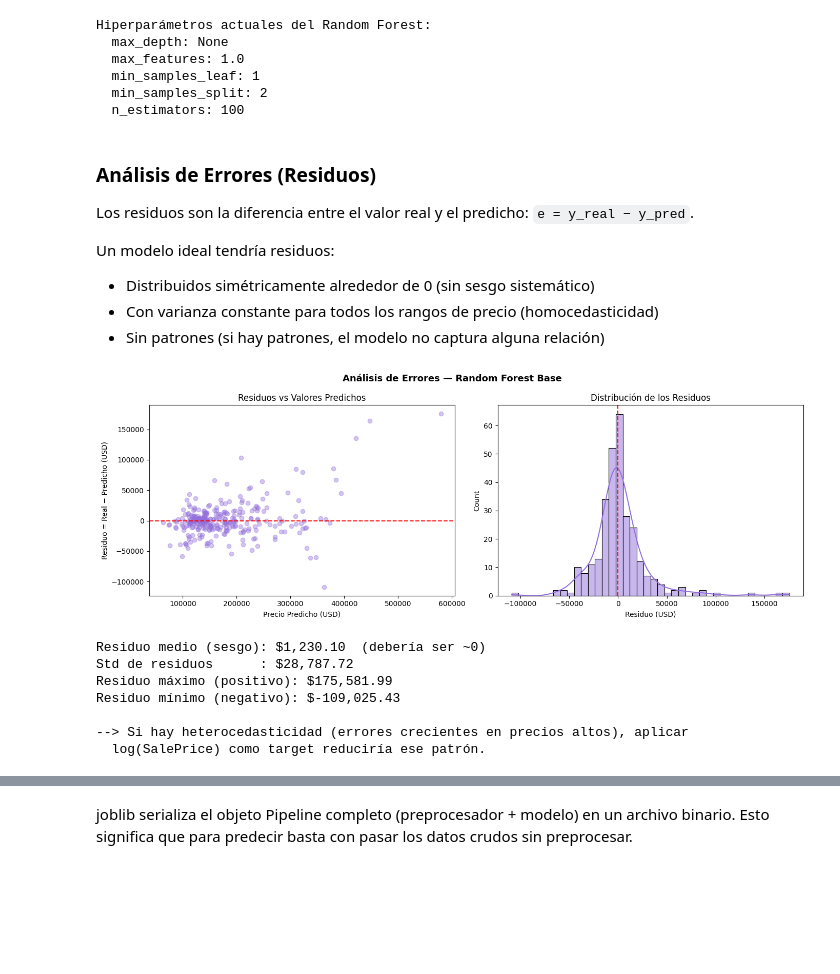
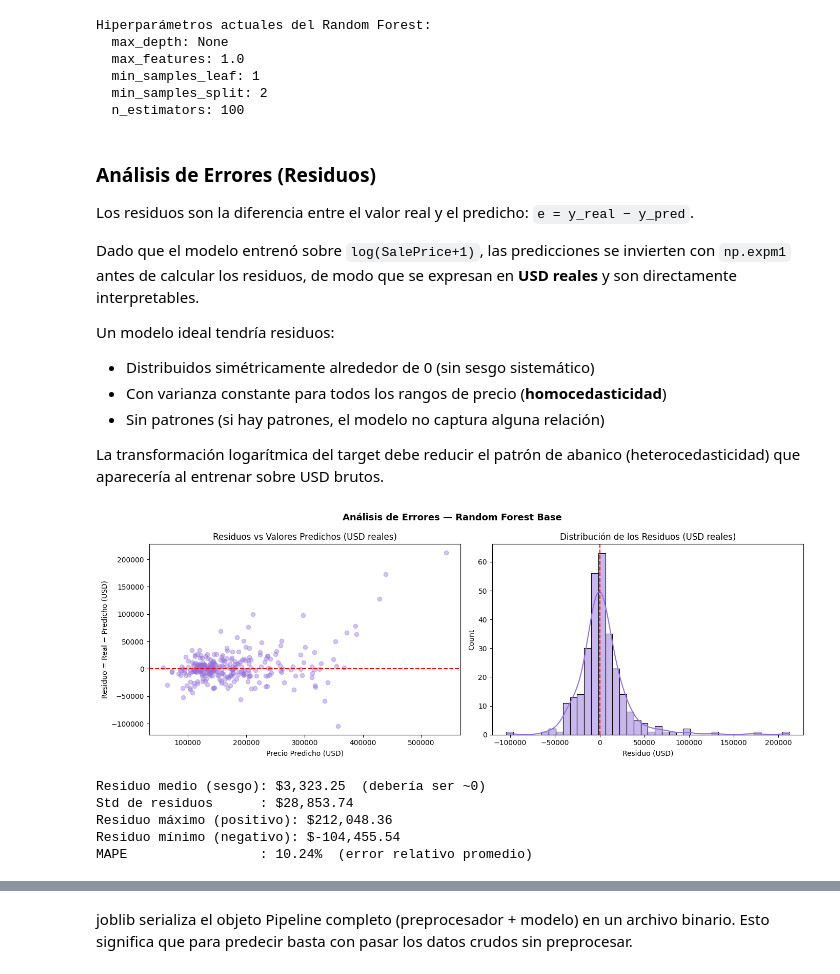
Before and after one commit to EzequielGaribotto/IA-BigData, a Jupyter notebook: M03/RA2/T4/ACT_OBL_04/ames_housing_price_prediction.ipynb, the cells around one changed output, grey strips where cells are left out. Drawn from its saved outputs; the diff is of its cells as text; code cells hidden in the pictures; blank space fills up the shorter version.

Commit message:
add MAPE to table, fix model selection and flask app USD representation, update ames_*.pdf

```diff
--- a/M03/RA2/T4/ACT_OBL_04/ames_housing_price_prediction.ipynb
+++ b/M03/RA2/T4/ACT_OBL_04/ames_housing_price_prediction.ipynb
@@ -387,6 +396,21 @@ if 'Id' in df_cleaned.columns:
 X = df_cleaned.drop('SalePrice', axis=1)
 y = df_cleaned['SalePrice']
 
+# --- Corrección de heterocedasticidad: transformación logarítmica del target ---
+# El análisis de distribución (sección anterior) confirmó dos problemas en SalePrice:
+#   1. Skewness > 1 --> distribución sesgada a la derecha (cola de casas muy caras)
+#   2. Heterocedasticidad: La varianza del error no es constante y puede crecer (o cambiar) con X de forma no lineal --> los errores crecerían con el precio
+# Si entrenamos sobre USD brutos, el modelo "acepta" errores grandes en casas caras,
+# ya que R² no penaliza proporcionalmente en los extremos altos de la distribución.
+#
+# Solución: entrenar sobre log1p(SalePrice) = log(SalePrice + 1).
+# - Convierte errores absolutos en errores relativos --> homogeneiza los residuos
+# - Aplana la distribución sesgada --> la escala del target es más uniforme
+# - La inversa exacta es np.expm1(), que se aplica al evaluar para reportar en USD reales
+print(f"Skewness SalePrice original : {y.skew():.4f}")
+y = np.log1p(y)
+print(f"Skewness log(SalePrice+1)   : {y.skew():.4f}  ← distribución más simétrica")
+
 # Identificar tipos de columnas para aplicar transformaciones distintas
 numeric_features = X.select_dtypes(include=[np.number]).columns.tolist()
 categorical_features = X.select_dtypes(include=['object', 'category']).columns.tolist()
@@ -572,53 +626,57 @@ Hiperparámetros actuales del Random Forest:
 
 Los residuos son la diferencia entre el valor real y el predicho: `e = y_real − y_pred`.
 
+Dado que el modelo entrenó sobre `log(SalePrice+1)`, las predicciones se invierten con `np.expm1` antes de calcular los residuos, de modo que se expresan en **USD reales** y son directamente interpretables.
+
 Un modelo ideal tendría residuos:
   - Distribuidos simétricamente alrededor de 0 (sin sesgo sistemático)
-  - Con varianza constante para todos los rangos de precio (homocedasticidad)
+  - Con varianza constante para todos los rangos de precio (**homocedasticidad**)
   - Sin patrones (si hay patrones, el modelo no captura alguna relación)
+
+La transformación logarítmica del target debe reducir el patrón de abanico (heterocedasticidad) que aparecería al entrenar sobre USD brutos.
 # %%
-residuos = y_test - y_pred
+# y_pred e y_test_real ya están en USD reales (expm1 aplicado en la celda de evaluación anterior)
+residuos = y_test_real - y_pred
 
 fig, axes = plt.subplots(1, 2, figsize=(14, 5))
 
 # Gráfico 1: Residuos vs Valores Predichos
-# Si los puntos se dispersan aleatoriamente alrededor de la línea cero --> el modelo es correcto.
-# Si hay un patrón en abanico (heterocedasticidad) --> los errores crecen con el precio.
+# Gracias a la transformación log del target, el patrón de abanico (heterocedasticidad)
+# debería ser menos pronunciado que entrenando sobre USD brutos.
+# Si aún se observa abanico leve, es esperable: los árboles tienen resolución discreta
+# en precios muy altos donde los datos son escasos.
 axes[0].scatter(y_pred, residuos, alpha=0.4, color='mediumpurple')
 axes[0].axhline(y=0, color='red', linestyle='--', linewidth=1.5)
-axes[0].set_title('Residuos vs Valores Predichos')
+axes[0].set_title('Residuos vs Valores Predichos (USD reales)')
 axes[0].set_xlabel('Precio Predicho (USD)')
 axes[0].set_ylabel('Residuo = Real − Predicho (USD)')
 
 # Gráfico 2: Distribución de los residuos
 # Una distribución aproximadamente normal centrada en 0 es ideal.
-# Colas largas indican predicciones muy erróneas en casos extremos.
 sns.histplot(residuos, bins=40, kde=True, ax=axes[1], color='mediumpurple')
 axes[1].axvline(0, color='red', linestyle='--', linewidth=1.5)
-axes[1].set_title('Distribución de los Residuos')
+axes[1].set_title('Distribución de los Residuos (USD reales)')
 axes[1].set_xlabel('Residuo (USD)')
 
 plt.suptitle('Análisis de Errores — Random Forest Base', fontsize=13, fontweight='bold')
 plt.tight_layout()
 plt.savefig('visualization/residuos_rf.png', dpi=100)
 plt.show()
 plt.close()
 
 print(f"Residuo medio (sesgo): ${residuos.mean():,.2f}  (debería ser ~0)")
 print(f"Std de residuos      : ${residuos.std():,.2f}")
 print(f"Residuo máximo (positivo): ${residuos.max():,.2f}")
 print(f"Residuo mínimo (negativo): ${residuos.min():,.2f}")
-print("\n--> Si hay heterocedasticidad (errores crecientes en precios altos), aplicar")
-print("  log(SalePrice) como target reduciría ese patrón.")
+mape_residuos = np.mean(np.abs(residuos / y_test_real))
+print(f"MAPE                 : {mape_residuos*100:.2f}%  (error relativo promedio)")
 # %% [output]
-[figure, old version]
+[figure, new version]
-Residuo medio (sesgo): $1,230.10  (debería ser ~0)
-Std de residuos      : $28,787.72
-Residuo máximo (positivo): $175,581.99
-Residuo mínimo (negativo): $-109,025.43
-
---> Si hay heterocedasticidad (errores crecientes en precios altos), aplicar
-  log(SalePrice) como target reduciría ese patrón.
+Residuo medio (sesgo): $3,323.25  (debería ser ~0)
+Std de residuos      : $28,853.74
+Residuo máximo (positivo): $212,048.36
+Residuo mínimo (negativo): $-104,455.54
+MAPE                 : 10.24%  (error relativo promedio)
 # %% [markdown]
 ---
 ## EJERCICIO 3: Optimización y Despliegue
```
Also changed, not shown: parts of 16 cells of this notebook, 5 other files.
